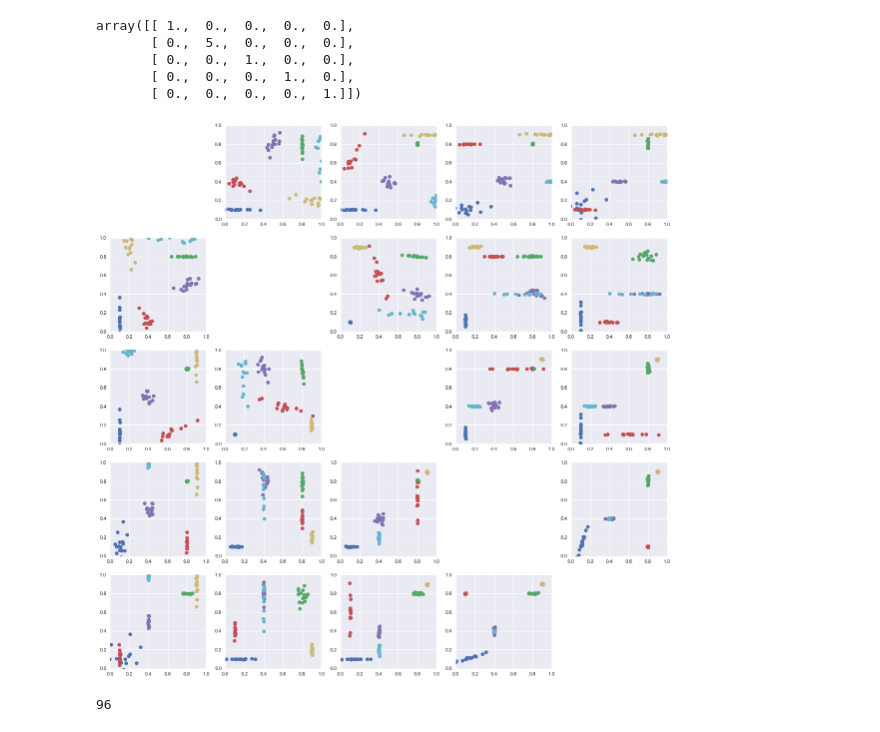
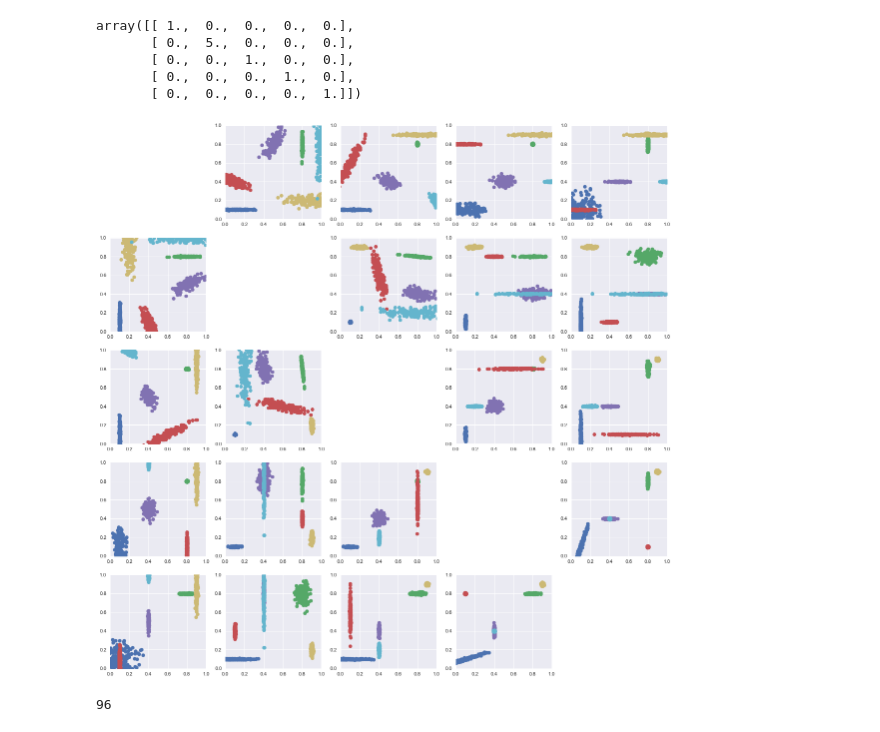
Before and after one commit to mehdisebbar/kl-aggregation, a Jupyter notebook: weight_vector_simulations_paper/weight_vector_estim_code/clustering.ipynb, the cells around one changed output. Cells and saved outputs as stored; diff of their text form; code cells hidden in the pictures.

```diff
--- a/weight_vector_simulations_paper/weight_vector_estim_code/clustering.ipynb
+++ b/weight_vector_simulations_paper/weight_vector_estim_code/clustering.ipynb
@@ -643,6 +643,9 @@ array([[ 1.,  0.,  0.,  0.,  0.],
 from matplotlib.colors import LinearSegmentedColormap
 import matplotlib.cm as cm
 # %%
+from scipy.stats import multivariate_normal
+import numpy as np
+
 class BasicGen(object):
     #dirty gross generator
     def __init__(self, dim=5):
@@ -705,37 +708,37 @@ class BasicGen(object):
         ids = np.ones(N/K)
         i = 2
         for m, cov in self.params[1:]:
             X = np.vstack([X, multivariate_normal(m, cov).rvs(N/K)])
             ids = np.hstack([ids, i*np.ones(N/K)])
             i+=1
         if with_ids:
             X = np.hstack([X, ids.reshape(-1,1)])
         np.random.shuffle(X)
         return X
 
 
-means, covas = gg.get_params()
+#means, covas = gg.get_params()
 p=5
 gg = BasicGen(dim=p)
-X_ = gg.sample(100, with_ids=True)
+X_ = gg.sample(1000, with_ids=True)
 ids = X_[:,-1]
 X = X_[:,:-1]
 fig, ax = plt.subplots(p,p, figsize=(20,20))
 #cm = LinearSegmentedColormap.from_list(
 #        cm.cmap_name, colors, N=n_bin)
 for k in set(ids):
     for i in range(p):
         for j in range(p):
             if i!=j :
                 ax[i][j].set_xlim([0,1])
                 ax[i][j].set_ylim([0,1])
                 ax[i][j].scatter(X[ids==k][:,i], X[ids==k][:,j], cmap="cmap_name_r")
             else:
                 ax[i][j].set_axis_off()
 
-#fig.savefig("data")
+fig.savefig("../../phd-thesis/TeX_files/experiments_data",dpi=100, transparent=True, bbox_inches='tight', pad_inches=0)
 # %% [output]
-[figure, old version]
+[figure, new version]
 # %%
 len(X)
 # %% [output]
```
Also changed, not shown: parts of 69 cells of this notebook, 5 other files.
